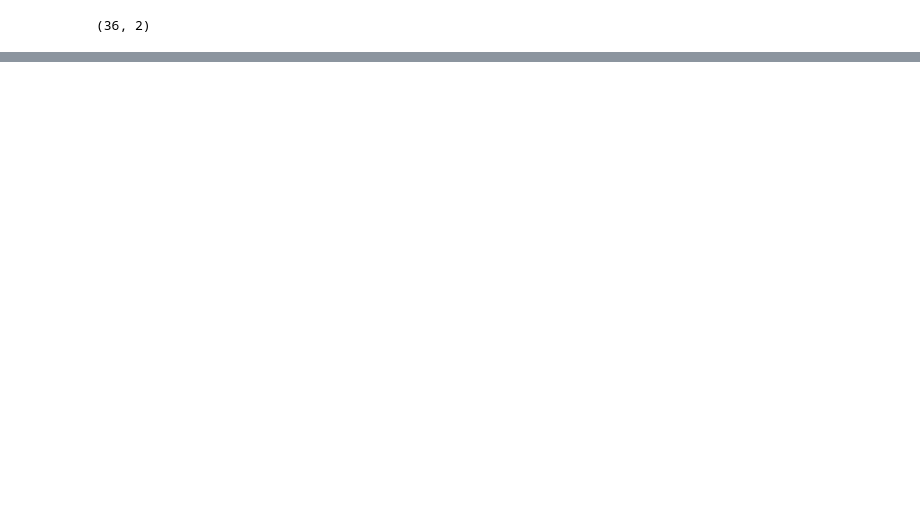
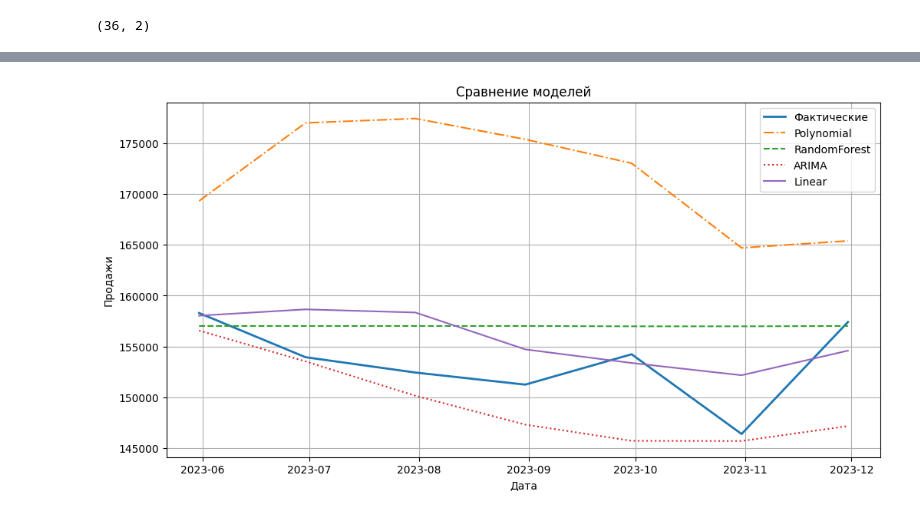
Before and after one commit to Sr123Saha/Enterprise_performance_forecasting, a Jupyter notebook: main.ipynb, the cells around one changed output, grey strips where cells are left out. Saved outputs shown, nothing was run; the diff lists cells and outputs as text; code cells hidden in the pictures; blank space fills up the shorter version.

```diff
--- a/main.ipynb
+++ b/main.ipynb
@@ -58,0 +102,96 @@ print(df.shape)
+# %%
+df2 = df.copy()
+
+df2['lag1'] = df2['monthly_sales'].shift(1)
+df2['lag2'] = df2['monthly_sales'].shift(2)
+df2['lag3'] = df2['monthly_sales'].shift(3)
+
+df2['rolling_mean'] = df2['monthly_sales'].shift(1).rolling(3).mean()
+df2['target'] = df2['monthly_sales'].shift(-1)
+
+df2 = df2.dropna()
+
+train_size = int(len(df2) * 0.8)
+
+tr = df2.iloc[:train_size]
+ts = df2.iloc[train_size:]
+
+features = ['lag1', 'lag2', 'lag3', 'rolling_mean']
+
+X_train = tr[features]
+X_test = ts[features]
+
+y_train = tr['target']
+y_test = ts['target']
+
+
+poly = PolynomialFeatures(degree=2)
+
+X_train_poly = poly.fit_transform(X_train)
+X_test_poly = poly.transform(X_test)
+
+model_poly = LinearRegression()
+model_poly.fit(X_train_poly, y_train)
+
+y_pred_poly = model_poly.predict(X_test_poly)
+
+model_arima = ARIMA(tr['monthly_sales'], order=(2,1,2))
+model_arima_fit = model_arima.fit()
+
+y_pred_arima = model_arima_fit.forecast(steps=len(ts))
+
+model_rf = RandomForestRegressor(
+    n_estimators=300,
+    max_depth=6,
+    random_state=42
+)
+
+model_rf.fit(X_train, y_train)
+
+y_pred_rf = model_rf.predict(X_test)
+
+model_lr = LinearRegression()
+model_lr.fit(X_train, y_train)
+
+y_pred_lr = model_lr.predict(X_test)
+
+
+
+def print_metrics(name, y_true, y_pred):
+    mae = mean_absolute_error(y_true, y_pred)
+    mse = mean_squared_error(y_true, y_pred)
+    rmse = np.sqrt(mse)
+    mape = np.mean(np.abs((y_true - y_pred) / (y_true + 1e-8))) * 100
+
+    print(f"\n{name}")
+    print(f"MAE: {mae:.2f}")
+    print(f"MSE: {mse:.2f}")
+    print(f"RMSE: {rmse:.2f}")
+    print(f"MAPE: {mape:.2f}%")
+
+
+print_metrics("Polynomial", y_test, y_pred_poly)
+print_metrics("RandomForest", y_test, y_pred_rf)
+print_metrics("ARIMA", y_test, y_pred_arima)
+print_metrics("Linear", y_test, y_pred_lr)
+
+
+
+plt.figure(figsize=(12,6))
+
+plt.plot(ts.index, y_test, label='Фактические', linewidth=2)
+
+plt.plot(ts.index, y_pred_poly, label='Polynomial', linestyle='-.')
+plt.plot(ts.index, y_pred_rf, label='RandomForest', linestyle='--')
+plt.plot(ts.index, y_pred_arima, label='ARIMA', linestyle=':')
+plt.plot(ts.index, y_pred_lr, label='Linear', linestyle='-')
+
+plt.title('Сравнение моделей')
+plt.xlabel('Дата')
+plt.ylabel('Продажи')
+
+plt.legend()
+plt.grid()
+
+plt.show()
+# %% [output]
@@ -58,0 +215 @@ print(df.shape)
+[figure, added]
```
Also changed, not shown: parts of 12 cells of this notebook.
